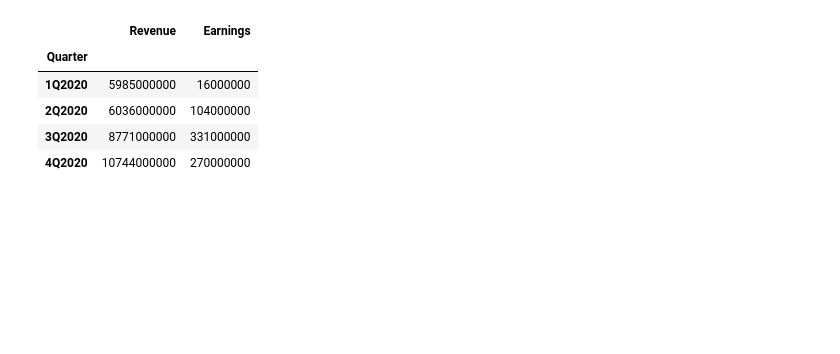
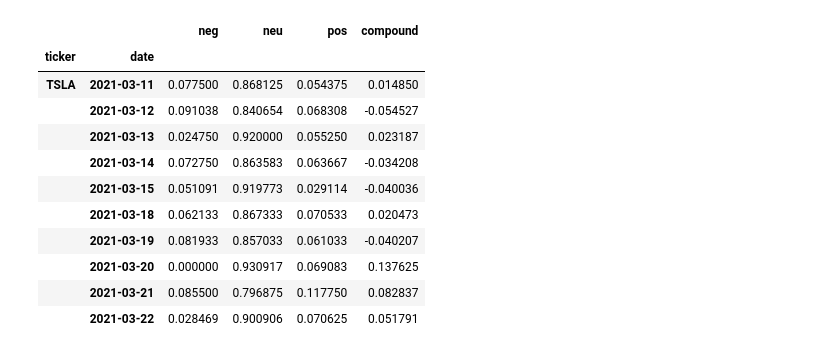
Before and after one commit to CodezHere/Sentiment_Analysis, a Jupyter notebook: testing.ipynb, the cells around one changed output. Cells and saved outputs as stored; diff of their text form; code cells hidden in the pictures; blank space fills up the shorter version.

```diff
--- a/testing.ipynb
+++ b/testing.ipynb
@@ -98,9 +11,19 @@ tesla.financials
-# %%
-tesla.quarterly_earnings
-# %% [output]
-|  | Revenue | Earnings |
-| Quarter |  |  |
-| 1Q2020 | 5985000000 | 16000000 |
-| 2Q2020 | 6036000000 | 104000000 |
-| 3Q2020 | 8771000000 | 331000000 |
-| 4Q2020 | 10744000000 | 270000000 |
+# %%
+finviz_headlines = pd.read_csv('data/finviz_headlines.csv')
+# %%
+mean_scores = finviz_headlines.groupby(['ticker','date']).mean()
+# %%
+mean_scores
+# %% [output]
+|  |  | neg | neu | pos | compound |
+| ticker | date |  |  |  |  |
+| TSLA | 2021-03-11 | 0.077500 | 0.868125 | 0.054375 | 0.014850 |
+|  | 2021-03-12 | 0.091038 | 0.840654 | 0.068308 | -0.054527 |
+|  | 2021-03-13 | 0.024750 | 0.920000 | 0.055250 | 0.023187 |
+|  | 2021-03-14 | 0.072750 | 0.863583 | 0.063667 | -0.034208 |
+|  | 2021-03-15 | 0.051091 | 0.919773 | 0.029114 | -0.040036 |
+|  | 2021-03-18 | 0.062133 | 0.867333 | 0.070533 | 0.020473 |
+|  | 2021-03-19 | 0.081933 | 0.857033 | 0.061033 | -0.040207 |
+|  | 2021-03-20 | 0.000000 | 0.930917 | 0.069083 | 0.137625 |
+|  | 2021-03-21 | 0.085500 | 0.796875 | 0.117750 | 0.082837 |
+|  | 2021-03-22 | 0.028469 | 0.900906 | 0.070625 | 0.051791 |
```
Also changed, not shown: parts of 27 cells of this notebook, 8 other files.
